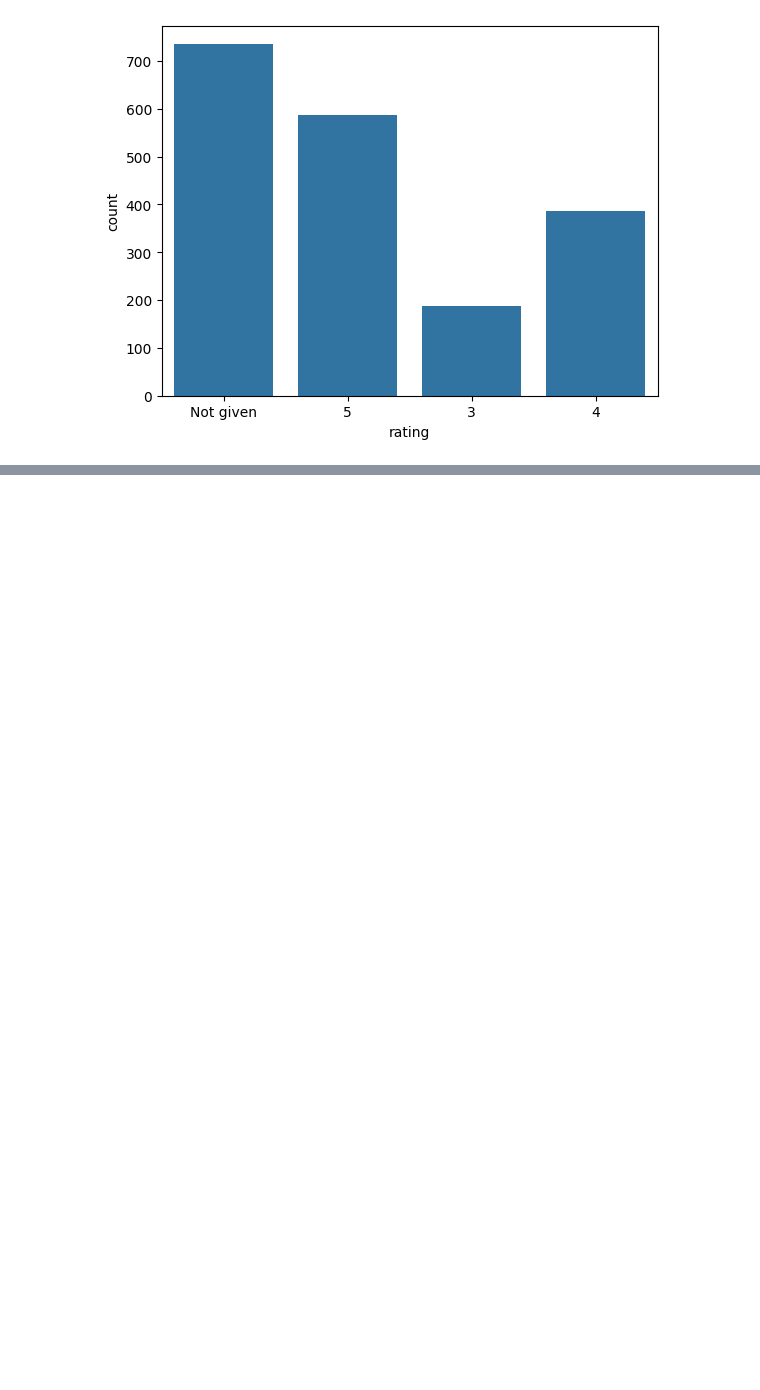
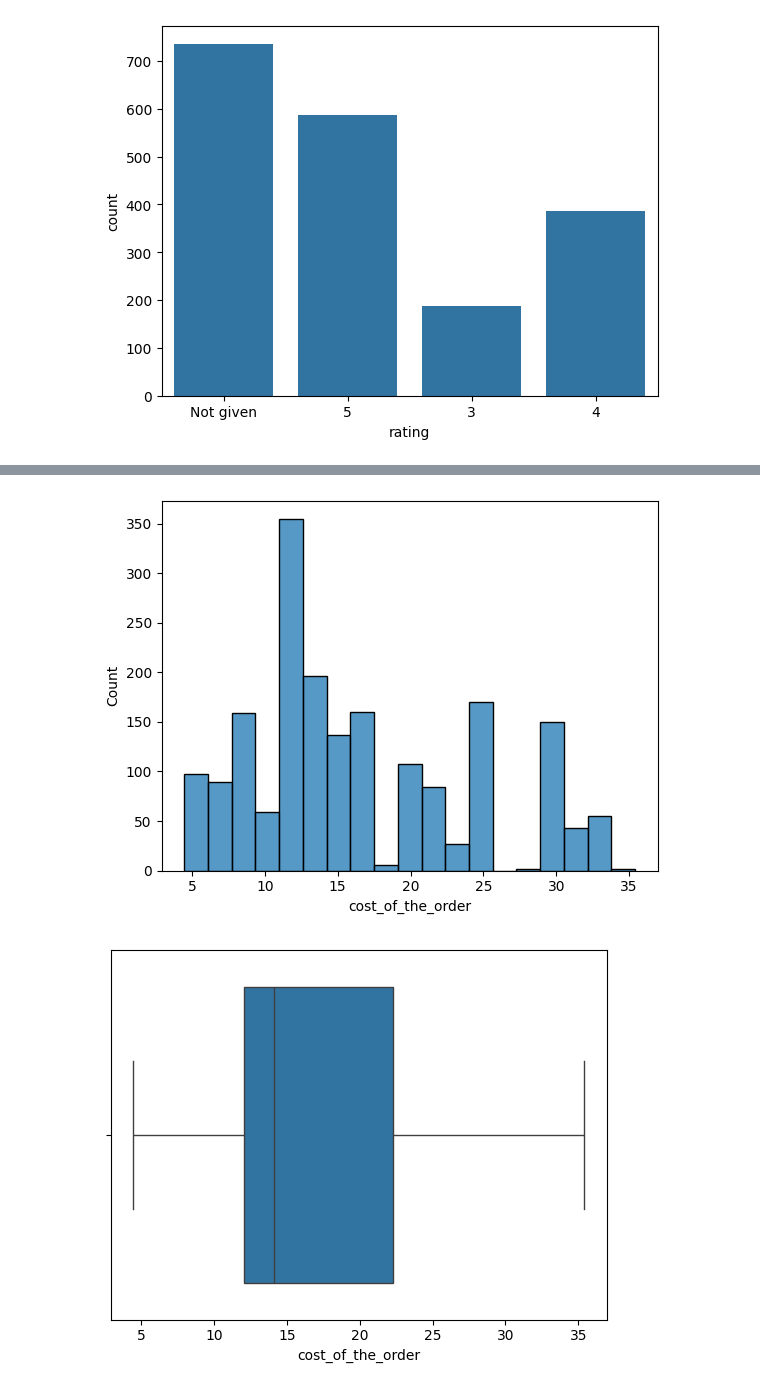
Before and after one commit to gilsontmanyika/KAGGLE-ANALYTICS, a Jupyter notebook: foodhub-analysis-by-gilson.ipynb, the cells around one changed output, grey strips where cells are left out. Saved outputs shown, nothing was run; the diff lists cells and outputs as text; code cells hidden in the pictures; blank space fills up the shorter version.

```diff
--- a/foodhub-analysis-by-gilson.ipynb
+++ b/foodhub-analysis-by-gilson.ipynb
@@ -143,0 +176,9 @@ sns.countplot(data = df, x = 'rating')
+# %%
+#histplot and boxplot of the cost of orders, number of orders per cost
+sns.histplot(data=df,x='cost_of_the_order')
+plt.show()
+sns.boxplot(data=df,x='cost_of_the_order')
+plt.show()
+# %% [output]
+[figure, added]
+[figure, added]
```
Also changed, not shown: parts of 21 cells of this notebook.
